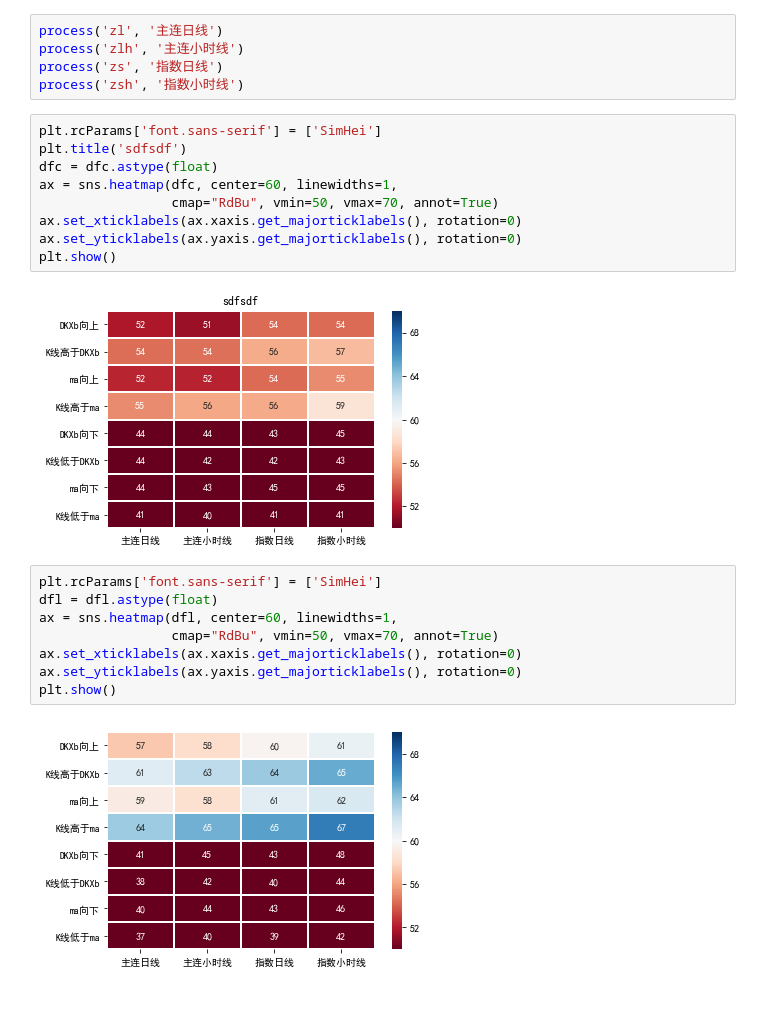
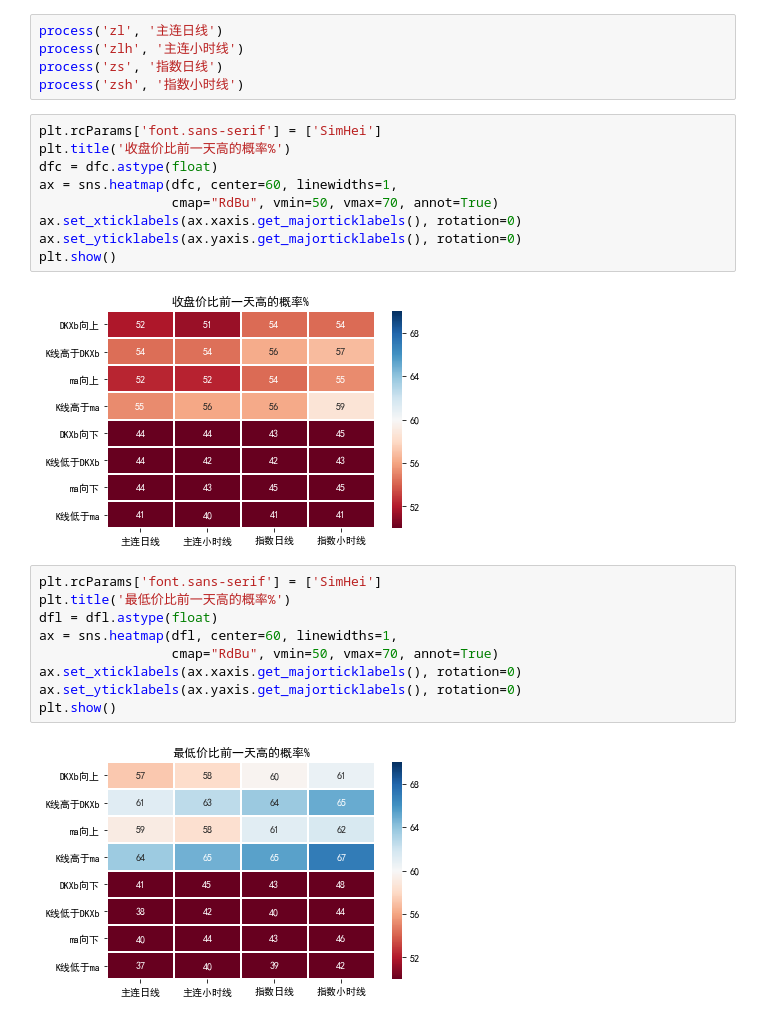
Before and after one commit to wzgdavid/ana, a Jupyter notebook: report/DKX_MA_趋势概率.ipynb, the cells around one changed output. Saved outputs shown, nothing was run; the diff lists cells and outputs as text.

```diff
--- a/report/DKX_MA_趋势概率.ipynb
+++ b/report/DKX_MA_趋势概率.ipynb
@@ -112,7 +112,7 @@ process('zs', '指数日线')
 process('zsh', '指数小时线')
 # %%
 plt.rcParams['font.sans-serif'] = ['SimHei']
-plt.title('sdfsdf')
+plt.title('收盘价比前一天高的概率%')
 dfc = dfc.astype(float)
 ax = sns.heatmap(dfc, center=60, linewidths=1,
                  cmap="RdBu", vmin=50, vmax=70, annot=True)
@@ -120,14 +120,15 @@ ax.set_xticklabels(ax.xaxis.get_majorticklabels(), rotation=0)
 ax.set_yticklabels(ax.yaxis.get_majorticklabels(), rotation=0)
 plt.show()
 # %% [output]
-[figure, old version]
+[figure, new version]
 # %%
 plt.rcParams['font.sans-serif'] = ['SimHei']
+plt.title('最低价比前一天高的概率%')
 dfl = dfl.astype(float)
 ax = sns.heatmap(dfl, center=60, linewidths=1,
                  cmap="RdBu", vmin=50, vmax=70, annot=True)
 ax.set_xticklabels(ax.xaxis.get_majorticklabels(), rotation=0)
 ax.set_yticklabels(ax.yaxis.get_majorticklabels(), rotation=0)
 plt.show()
 # %% [output]
-[figure, old version]
+[figure, new version]
```
